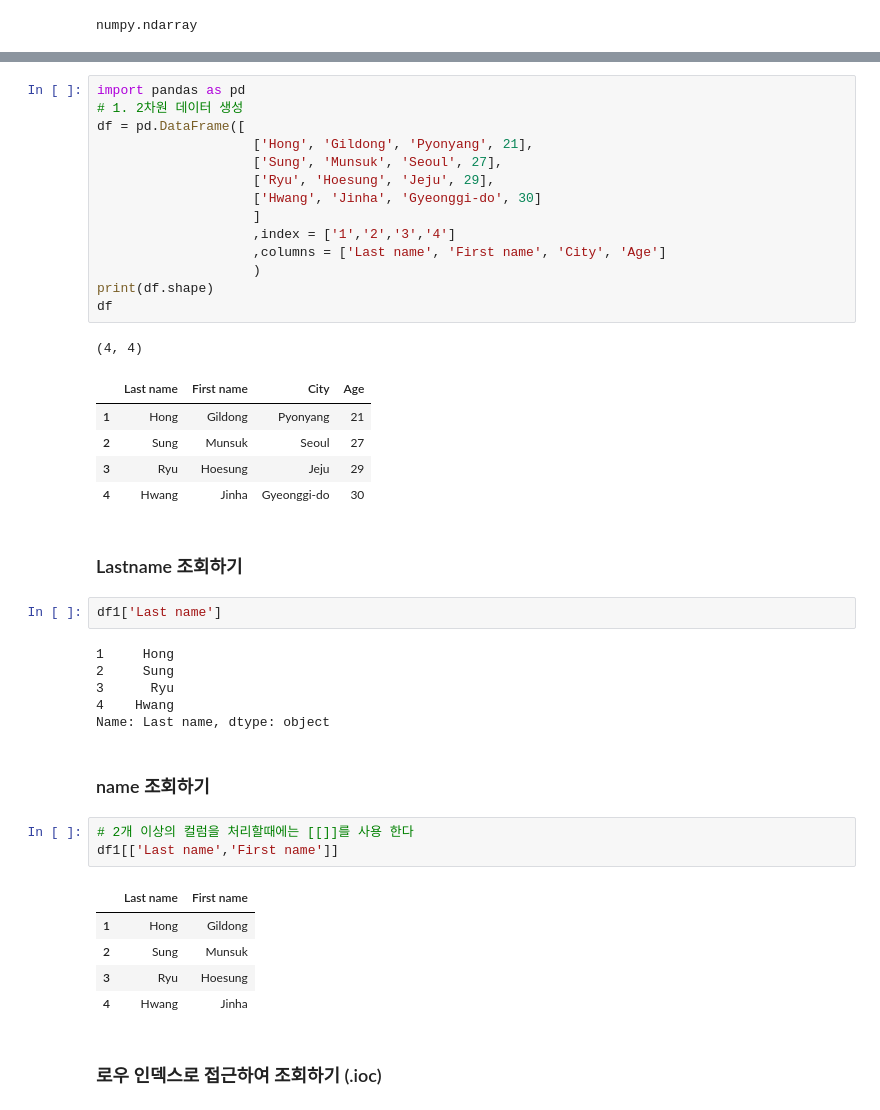
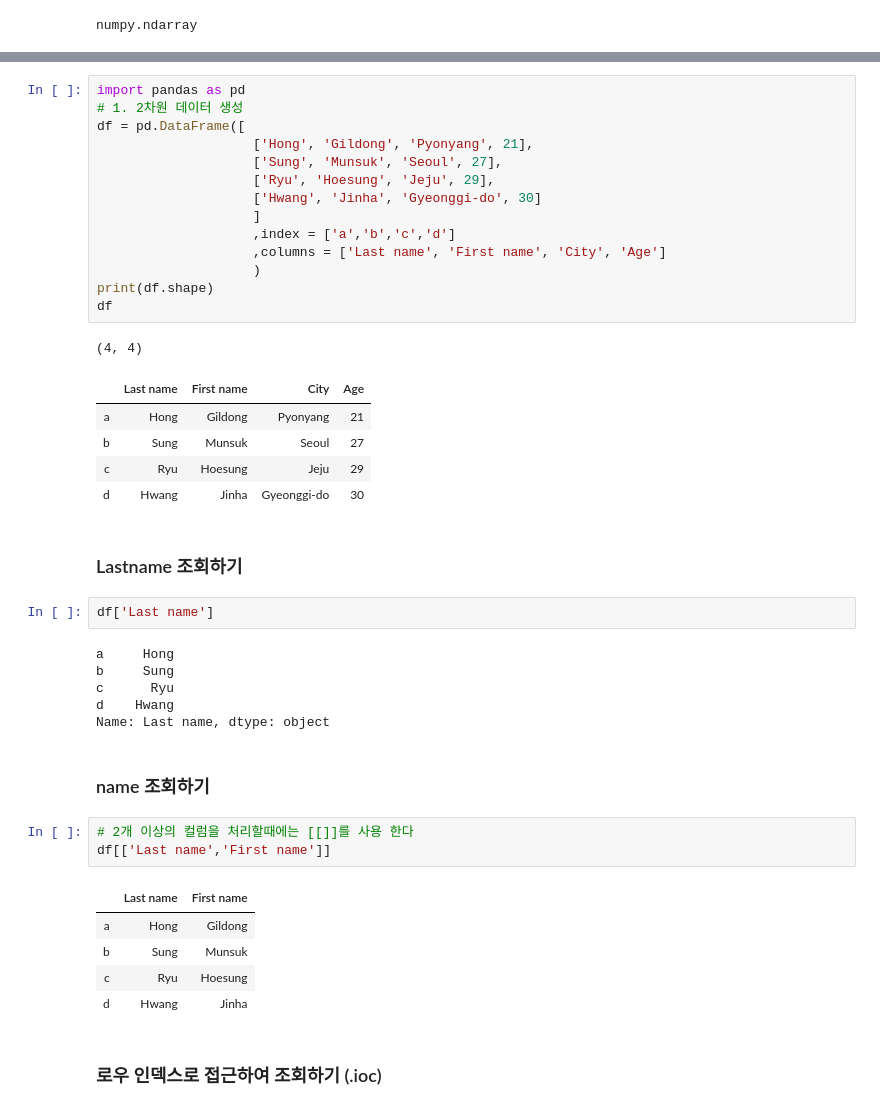
Before and after one commit to minsuk-sung/intel-basic-tutorial, a Jupyter notebook: pandas/pandas basic lecture02. Pandas DataFrame.ipynb, the cells around one changed output, grey strips where cells are left out. Saved outputs shown, nothing was run; the diff lists cells and outputs as text.

```diff
--- a/pandas/pandas basic lecture02. Pandas DataFrame.ipynb
+++ b/pandas/pandas basic lecture02. Pandas DataFrame.ipynb
@@ -175,45 +175,45 @@ numpy.ndarray
 # %%
 import pandas as pd
 # 1. 2차원 데이터 생성
 df = pd.DataFrame([
                     ['Hong', 'Gildong', 'Pyonyang', 21],
                     ['Sung', 'Munsuk', 'Seoul', 27],
                     ['Ryu', 'Hoesung', 'Jeju', 29],
                     ['Hwang', 'Jinha', 'Gyeonggi-do', 30]
                     ]
-                    ,index = ['1','2','3','4']
+                    ,index = ['a','b','c','d']
                     ,columns = ['Last name', 'First name', 'City', 'Age']
                     )
 print(df.shape)
 df
 # %% [output]
 (4, 4)
 |  | Last name | First name | City | Age |
-| 1 | Hong | Gildong | Pyonyang | 21 |
-| 2 | Sung | Munsuk | Seoul | 27 |
-| 3 | Ryu | Hoesung | Jeju | 29 |
-| 4 | Hwang | Jinha | Gyeonggi-do | 30 |
+| a | Hong | Gildong | Pyonyang | 21 |
+| b | Sung | Munsuk | Seoul | 27 |
+| c | Ryu | Hoesung | Jeju | 29 |
+| d | Hwang | Jinha | Gyeonggi-do | 30 |
 # %% [markdown]
 ### Lastname 조회하기
 # %%
-df1['Last name']
+df['Last name']
 # %% [output]
-1     Hong
-2     Sung
-3      Ryu
-4    Hwang
+a     Hong
+b     Sung
+c      Ryu
+d    Hwang
 Name: Last name, dtype: object
 # %% [markdown]
 ### name 조회하기
 # %%
 # 2개 이상의 컬럼을 처리할때에는 [[]]를 사용 한다
-df1[['Last name','First name']]
+df[['Last name','First name']]
 # %% [output]
 |  | Last name | First name |
-| 1 | Hong | Gildong |
-| 2 | Sung | Munsuk |
-| 3 | Ryu | Hoesung |
-| 4 | Hwang | Jinha |
+| a | Hong | Gildong |
+| b | Sung | Munsuk |
+| c | Ryu | Hoesung |
+| d | Hwang | Jinha |
 # %% [markdown]
 ### 로우 인덱스로 접근하여 조회하기 (.ioc)
 # %%
```
Also changed, not shown: parts of 3 cells of this notebook, 4 other files.
